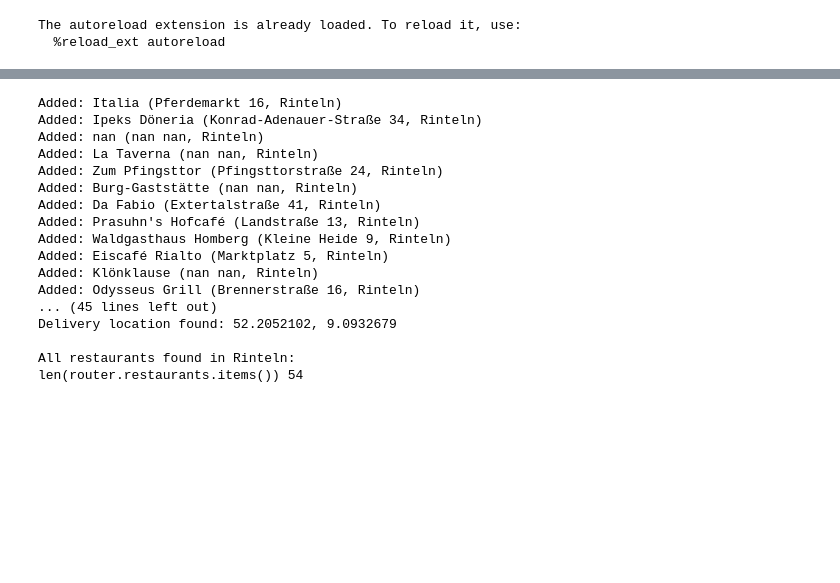
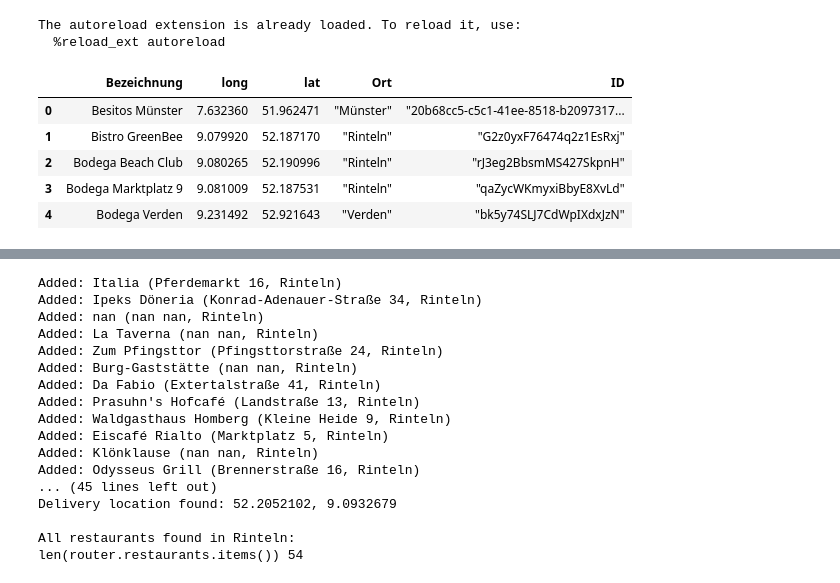
Before and after one commit to FlorianSp2000/smart-delivery-route-planner, a Jupyter notebook: notebooks/osmnx_example.ipynb, the cells around one changed output, grey strips where cells are left out. Drawn from its saved outputs; the diff is of its cells as text; code cells hidden in the pictures; blank space fills up the shorter version.

```diff
--- a/notebooks/osmnx_example.ipynb
+++ b/notebooks/osmnx_example.ipynb
@@ -5,11 +5,35 @@
 The autoreload extension is already loaded. To reload it, use:
   %reload_ext autoreload
 # %%
+import os
+from typing import List, Tuple, Dict
+import pandas as pd
+import numpy as np
+
 import osmnx as ox
 import networkx as nx
 import folium
 from geopy.geocoders import Nominatim
 from geopy.distance import geodesic
-import pandas as pd
-from typing import List, Tuple, Dict
 from shapely.geometry import Point
+
+from dotenv import load_dotenv
+
+load_dotenv('../.env')
+# print("PYTHONPATH:", os.environ.get('PYTHONPATH'))
+
+import geo_utils
+df = pd.read_csv('../data/lokationen-geodaten.csv')
+# %%
+df = df.rename(columns={' "lat"': 'lat', ' "lng"': 'long', ' "Ort"': 'Ort', ' "ID"': 'ID'})
+df['lat'] = df['lat'].str.strip().str.replace('"', '', regex=False).replace('', np.nan).astype(float)
+df['long'] = df['long'].str.strip().str.replace('"', '', regex=False).replace('', np.nan).astype(float)
+df.head(5)
+# geo_utils.get_locations_within_range(center_long: float, center_lat: float, n: float, df: pd.DataFrame)
+# %% [output]
+|  | Bezeichnung | long | lat | Ort | ID |
+| 0 | Besitos Münster | 7.632360 | 51.962471 | "Münster" | "20b68cc5-c5c1-41ee-8518-b2097317... |
+| 1 | Bistro GreenBee | 9.079920 | 52.187170 | "Rinteln" | "G2z0yxF76474q2z1EsRxj" |
+| 2 | Bodega Beach Club | 9.080265 | 52.190996 | "Rinteln" | "rJ3eg2BbsmMS427SkpnH" |
+| 3 | Bodega Marktplatz 9 | 9.081009 | 52.187531 | "Rinteln" | "qaZycWKmyxiBbyE8XvLd" |
+| 4 | Bodega Verden | 9.231492 | 52.921643 | "Verden" | "bk5y74SLJ7CdWpIXdxJzN" |
```
Also changed, not shown: parts of 6 cells of this notebook, 2 other files.
